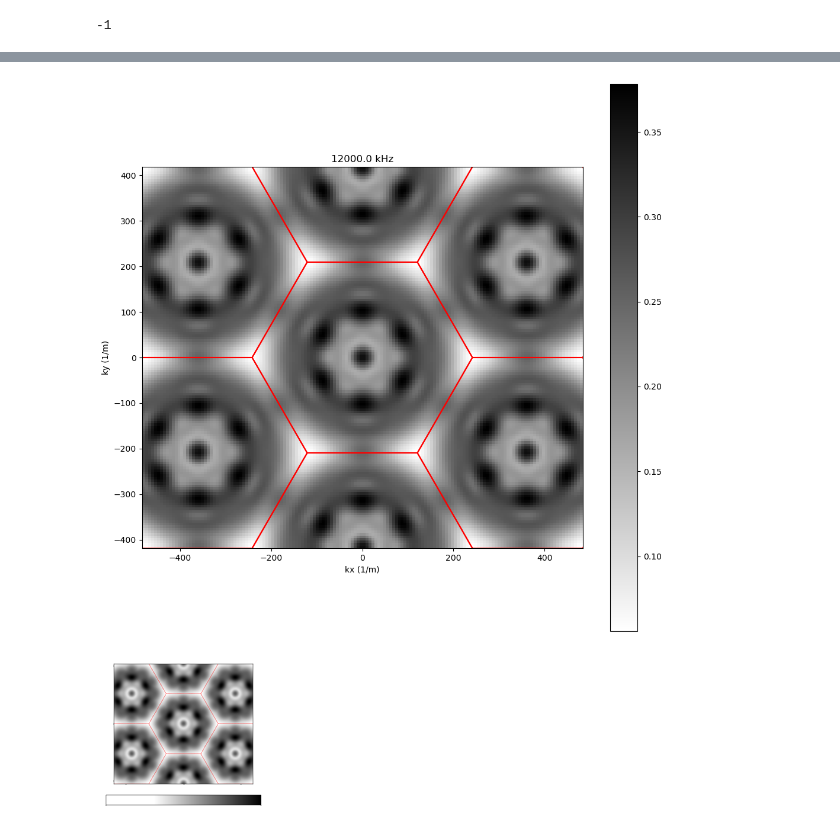
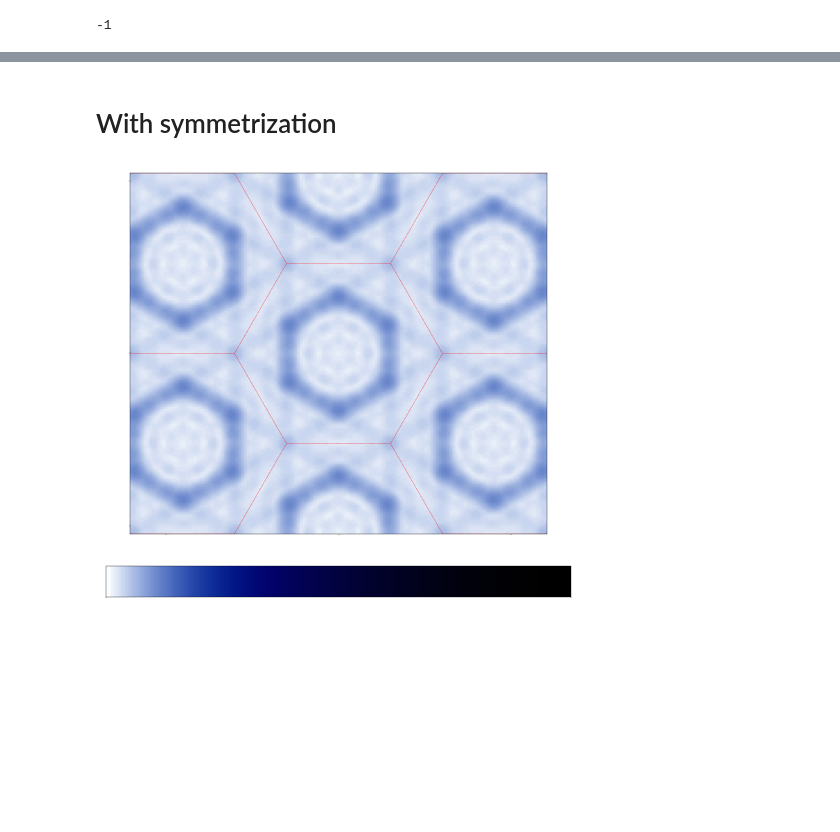
Before and after one commit to jt-y/Jiatong-Yang, a Jupyter notebook: metamaterials/processing/notebooks/paper_fig_clean/2D_Fourier_transform.ipynb, the cells around one changed output, grey strips where cells are left out. Drawn from its saved outputs; the diff is of its cells as text; code cells hidden in the pictures; blank space fills up the shorter version.

```diff
--- a/metamaterials/processing/notebooks/paper_fig_clean/2D_Fourier_transform.ipynb
+++ b/metamaterials/processing/notebooks/paper_fig_clean/2D_Fourier_transform.ipynb
@@ -156,3 +164,5 @@ plt.show()
+# %% [markdown]
+# With symmetrization
 # %%
 def mirror_point(pt_coord, line_slope):
     x0 = pt_coord[0]
@@ -207,68 +217,46 @@ for yi in tqdm(range(len(kys))):
         reciprocal_data_3[yi][xi] /= len(rot_angles)*2
 
 reciprocal_data = np.average([reciprocal_data_1, reciprocal_data_2, reciprocal_data_3], axis=0)
-# %%
-
-plt.figure(figsize=(12,12))
-plt.imshow(reciprocal_data_1, cmap = 'binary', extent = [-2*kxmax, 2*kxmax, -2*kymax, 2*kymax], aspect = 'equal', origin = 'lower')
-
-xBZ = np.zeros((7,7))
-yBZ = np.zeros((7,7))
-
-vec = np.array([[0,0], [np.sqrt(3), 1], [0, 2], [-np.sqrt(3),1], [-np.sqrt(3),-1], [0, -2], [np.sqrt(3),-1]])*kymax
-xBZ[0] = [kxmax, 0.5*kxmax, -0.5*kxmax, -kxmax, -0.5*kxmax, 0.5*kxmax, kxmax]
-yBZ[0] = [0, kymax, kymax, 0, -kymax, -kymax, 0]
-
-for i in range(7):
-    xBZ[i] = xBZ[0] + vec[i][0]
-    yBZ[i] = yBZ[0] + vec[i][1]
-    plt.plot(xBZ[i], yBZ[i], 'r-')
-
-
-plt.xlabel("kx (1/m)")
-plt.ylabel("ky (1/m)")
-plt.title(str(freq)+" kHz")
-plt.colorbar()
-plt.xlim([-2*kxmax, 2*kxmax])
-plt.ylim([-2*kymax, 2*kymax])
-
-#plt.savefig(folder + "fourier/figures/2D_DFT_{}Hz.png".format(freq))
-plt.show()
-# %% [output]
-[figure, removed]
 # %%
 
-fig, ax = plt.subplots(figsize=(2,2))
-plt.imshow(reciprocal_data, cmap = 'binary', extent = [-2*kxmax, 2*kxmax, -2*kymax, 2*kymax], aspect = 'equal', origin = 'lower')
+fig, ax = plt.subplots(figsize=(6,6))
+plt.imshow(reciprocal_data/3.043,
+           extent = [-2*kxmax, 2*kxmax, -2*kymax, 2*kymax],
+           aspect = 'equal',
+           origin = 'lower',
+           cmap=stmpy.cm.blue3_r,
+           vmax=1,
+           vmin=0)
+
 
 xBZ = np.zeros((7,7))
 yBZ = np.zeros((7,7))
 
 vec = np.array([[0,0], [np.sqrt(3), 1], [0, 2], [-np.sqrt(3),1], [-np.sqrt(3),-1], [0, -2], [np.sqrt(3),-1]])*kymax
 xBZ[0] = [kxmax, 0.5*kxmax, -0.5*kxmax, -kxmax, -0.5*kxmax, 0.5*kxmax, kxmax]
 yBZ[0] = [0, kymax, kymax, 0, -kymax, -kymax, 0]
 
 for i in range(7):
     xBZ[i] = xBZ[0] + vec[i][0]
     yBZ[i] = yBZ[0] + vec[i][1]
     ax.plot(xBZ[i], yBZ[i], 'r:', linewidth=0.25)
 
 for axis in ['top','bottom','left','right']:
     ax.spines[axis].set_linewidth(0.25)
 
-cb = plt.colorbar(ticks = [0,1], location='bottom', pad=0.07, aspect=15)
+cb = plt.colorbar(location='bottom', pad=0.07, aspect=15)
 # set the length of the colorbar to be 50% of the axis length
-cb.set_ticks([0, np.max(reciprocal_data)], labels=['', ''])
+cb.set_ticks([0, 1], labels=['',''])
 cb.ax.tick_params(labelsize=6.5)
 cb.ax.xaxis.set_tick_params(width=0.25, length = 1)
 cb.outline.set_linewidth(0.25)
 ax.set_xlim([-2*kxmax, 2*kxmax])
 ax.set_ylim([-2*kymax, 2*kymax])
 ax.set_xticks([-400, 0, 400], ['', '', ''])
 ax.set_yticks([-400, 0, 400], ['', '', ''])
 ax.xaxis.set_tick_params(width=0.25, length = 1)
 ax.yaxis.set_tick_params(width=0.25, length = 1)
 
 fig.savefig("../../../output/paper_new/2D_FT_fig/2D_DFT_{}Hz.pdf".format(freq))
 # %% [output]
-[figure, old version]
+[figure, new version]
```
Also changed, not shown: parts of 11 cells of this notebook, 23 other files.
